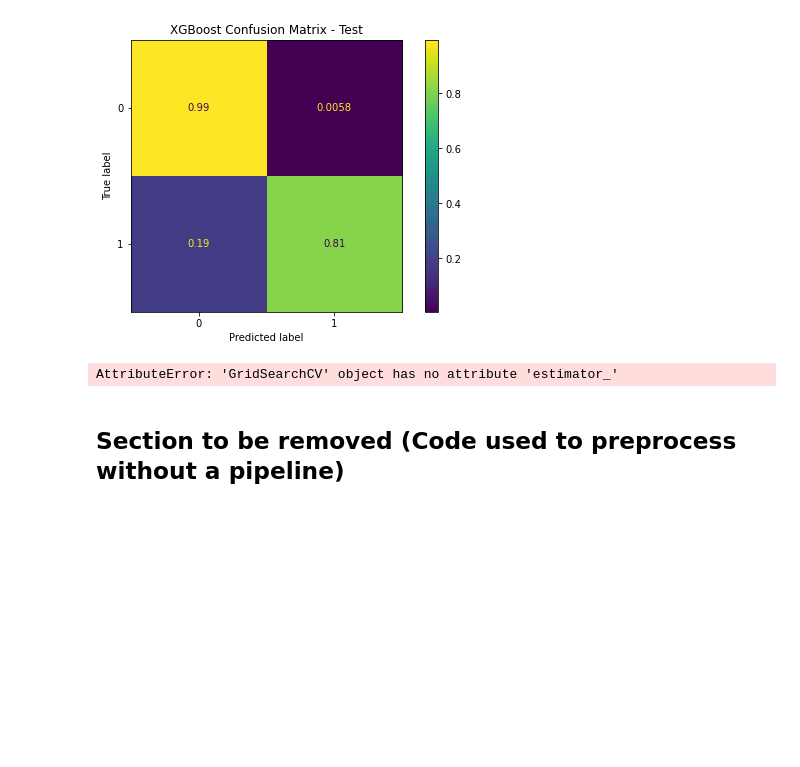
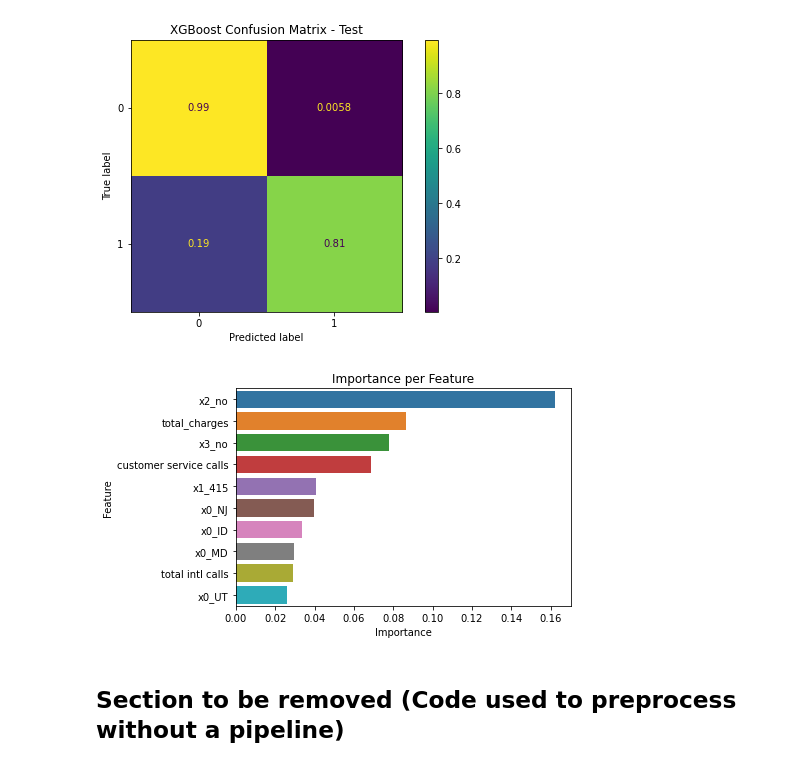
Before and after one commit to db495/Customer_churn_classification_project, a Jupyter notebook: telco_churn_model.ipynb, the cells around one changed output. Saved outputs shown, nothing was run; the diff lists cells and outputs as text; code cells hidden in the pictures; blank space fills up the shorter version.

Commit message:
added feature importance charts

```diff
--- a/telco_churn_model.ipynb
+++ b/telco_churn_model.ipynb
@@ -186,7 +169,7 @@ def additional_churn_features(X):
 
     return X
 # %%
-def preparing_model_pipeline(X, model=DecisionTreeClassifier, grid=None, score='f1'):
+def preparing_model_pipeline(X, model=DecisionTreeClassifier, grid=None, score='f1', booster=None):
      '''
      This function takes a dataset, a model to instantiate if provided and a grid
      which then creates a sklearn pipeline to perform the following steps:
@@ -208,11 +191,19 @@ def preparing_model_pipeline(X, model=DecisionTreeClassifier, grid=None, score='
 
 
      # SMOTE & StandardScaler
-     imb_pipe = ImPipeline(steps=[('feat_eng', feat_eng_transformer),
+     if booster == None:
+         imb_pipe = ImPipeline(steps=[('feat_eng', feat_eng_transformer),
                                 ('cat_ohe', cat_col_transformer),
                                 ('sscaler', StandardScaler(with_mean=False)),
                                 ('smote', SMOTE(random_state=42)),
                                 ('model', model(random_state=42))
+                                ])
+     else:
+         imb_pipe = ImPipeline(steps=[('feat_eng', feat_eng_transformer),
+                                ('cat_ohe', cat_col_transformer),
+                                ('sscaler', StandardScaler(with_mean=False)),
+                                ('smote', SMOTE(random_state=42)),
+                                ('model', model(random_state=42, booster=booster))
                                 ])
 
 
@@ -385,11 +376,11 @@ grid_xgb = {
     'model__n_estimators': [100],
 }
 
-tuned_xgboost_model = preparing_model_pipeline(X_train, model=XGBClassifier, grid=grid_xgb, score='recall')
+tuned_xgboost_model = preparing_model_pipeline(X_train, model=XGBClassifier, grid=grid_xgb, score='recall', booster='gbtree')
 
-fitted_tuned_xgb = tuned_xgboost_model.fit(X_train, y_train)
+tuned_xgboost_model.fit(X_train, y_train)
 
-fitted_tuned_xgb.best_params_
+tuned_xgboost_model.best_params_
 # %% [output]
 {'model__learning_rate': 0.1,
  'model__max_depth': 6,
@@ -424,22 +413,22 @@ plot_confusion_matrix(fitted_tuned_xgb, X_test, y_test, ax=ax, normalize='true')
 ax.set_title("XGBoost Confusion Matrix - Test");
 # %% [output]
 [figure]
+# %%
+# Identifying which features have the highest level of importance
+
+feat_import_array = tuned_xgboost_model.estimator.fit(X_train, y_train).steps[4][1].feature_importances_
 # %%
-# Identifying which features have the highest level of importance
-
-fitted_tuned_xgb.estimator_.steps[4][1].feature_importances_
-
-imp_features = pd.DataFrame(pd.Series(tuned_xgboost_model.estimator.steps[1][1].feature_importances_, index=X_train.columns).sort_values(ascending=False))
+imp_features = pd.DataFrame(pd.Series(feat_import_array, index=X_train.columns).sort_values(ascending=False))
 imp_features = imp_features.head(10)
 imp_features['index'] = imp_features.index
 imp_features.head()
 
 ax = sns.barplot(x=imp_features[0], y=imp_features['index'], data=imp_features)
 ax.set_xlabel('Importance')
 ax.set_ylabel('Feature')
 ax.set_title('Importance per Feature');
 # %% [output]
-AttributeError: 'GridSearchCV' object has no attribute 'estimator_'
+[figure, added]
 # %% [markdown]
 ## Section to be removed (Code used to preprocess without a pipeline)
 # %%
```
Also changed, not shown: parts of 16 cells of this notebook.
